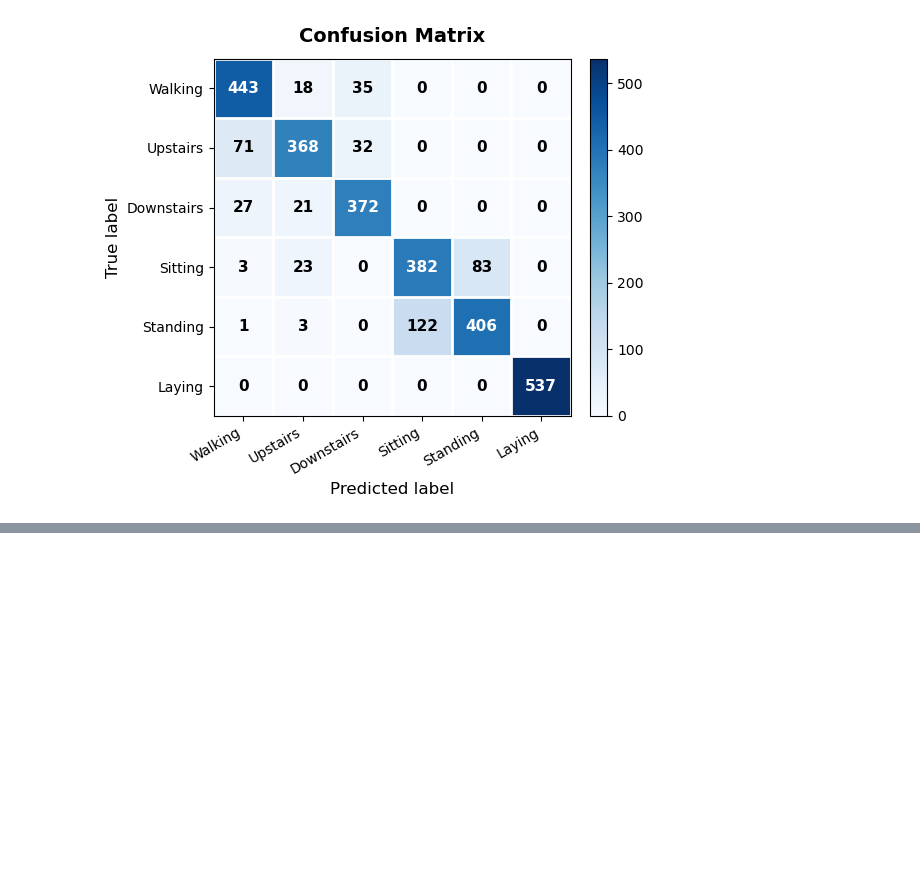
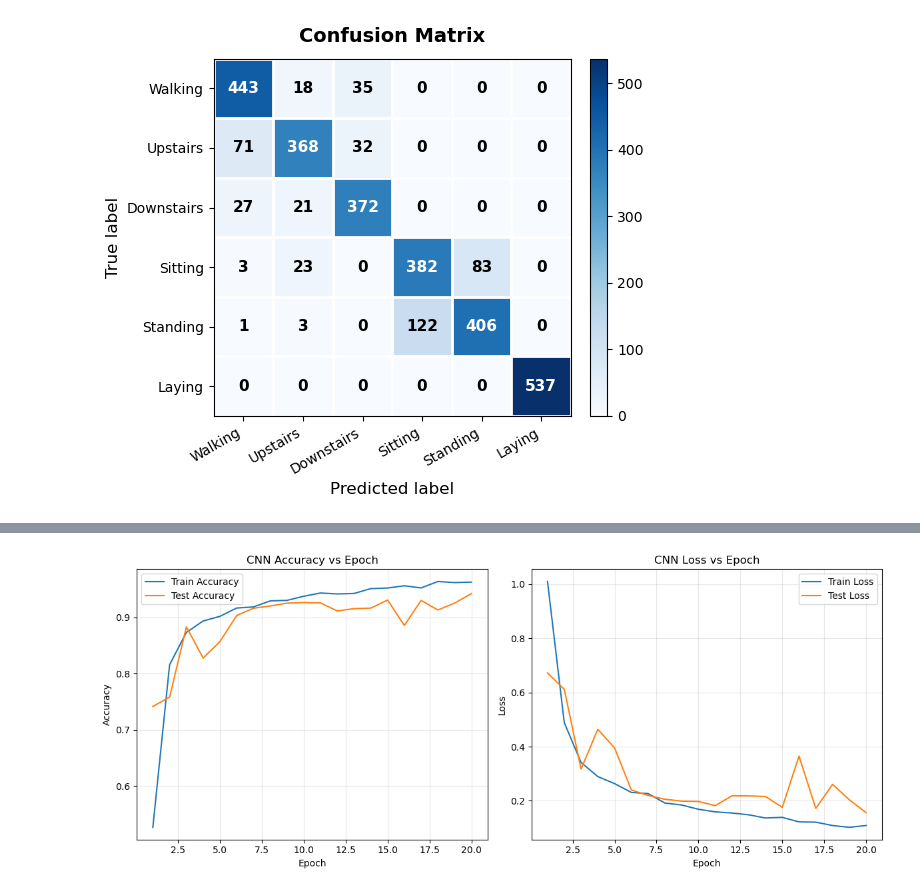
Before and after one commit to BanBot-2/EE-342-Final-Project-Code, a Jupyter notebook: final_project_report.ipynb, the cells around one changed output, grey strips where cells are left out. Cells and saved outputs as stored; diff of their text form; code cells hidden in the pictures; blank space fills up the shorter version.

```diff
--- a/final_project_report.ipynb
+++ b/final_project_report.ipynb
@@ -479,0 +514,11 @@ Confusion Matrix:
+# %%
+batch_size = 64
+
+train_dataset = TensorDataset(train_spec, train_labels)
+test_dataset = TensorDataset(test_spec, test_labels)
+
+train_loader = DataLoader(train_dataset, batch_size=batch_size, shuffle=True)
+test_loader = DataLoader(test_dataset, batch_size=batch_size, shuffle=False)
+
+print("Number of training batches:", len(train_loader))
+print("Number of test batches:", len(test_loader))
@@ -479,0 +569,9 @@ Confusion Matrix:
+# %%
+device = torch.device("cuda" if torch.cuda.is_available() else "cpu")
+
+model = ActivitySpectrogram().to(device)
+
+criterion = nn.CrossEntropyLoss()
+optimizer = torch.optim.Adam(model.parameters(), lr=0.0005)
+
+print(model)
@@ -479,0 +688,27 @@ Confusion Matrix:
+# %%
+epochs = range(1, num_epochs + 1)
+
+plt.figure(figsize=(12, 5))
+
+plt.subplot(1, 2, 1)
+plt.plot(epochs, train_acc_history, label='Train Accuracy')
+plt.plot(epochs, test_acc_history, label='Test Accuracy')
+plt.xlabel('Epoch')
+plt.ylabel('Accuracy')
+plt.title('CNN Accuracy vs Epoch')
+plt.legend()
+plt.grid(True, alpha=0.3)
+
+plt.subplot(1, 2, 2)
+plt.plot(epochs, train_loss_history, label='Train Loss')
+plt.plot(epochs, test_loss_history, label='Test Loss')
+plt.xlabel('Epoch')
+plt.ylabel('Loss')
+plt.title('CNN Loss vs Epoch')
+plt.legend()
+plt.grid(True, alpha=0.3)
+
+plt.tight_layout()
+plt.show()
+# %% [output]
+[figure, added]
```
Also changed, not shown: parts of 9 cells of this notebook.
